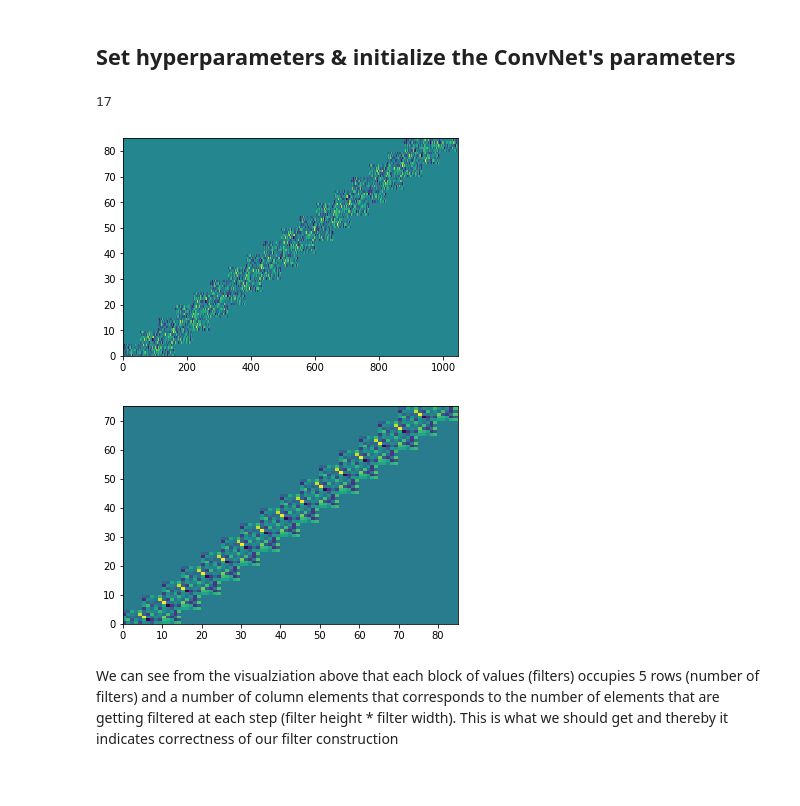
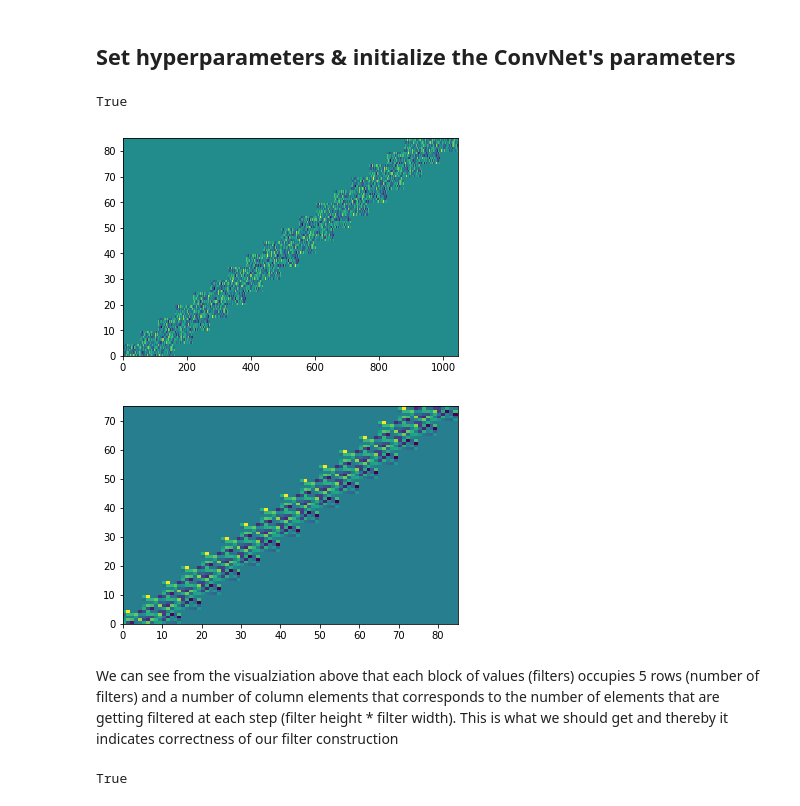
Before and after one commit to MathewStylianidis/DD2424-Deep-Learning, a Jupyter notebook: Lab3/Assignment_3.ipynb, the cells around one changed output. Drawn from its saved outputs; the diff is of its cells as text; code cells hidden in the pictures.

Commit message:
Construction of MF and MX matrices, tested

```diff
--- a/Lab3/Assignment_3.ipynb
+++ b/Lab3/Assignment_3.ipynb
@@ -88,7 +90,7 @@ class ConvNet:
             vectorized input.
         """
         nf = F.shape[2]
-        vec_filters = F.reshape(F.shape[0] * F.shape[1], nf).T
+        vec_filters = F.transpose(2,1,0).reshape(nf, F.shape[0] * F.shape[1])
         MF_matrix = np.zeros(((nlen - F.shape[1] + 1) * nf, nlen * F.shape[0]))
         cur_column = 0
         # For each time the filters are applied
@@ -98,9 +100,10 @@ class ConvNet:
             cur_column += 1
         return MF_matrix
 
-    def performLayerConvolutions(self, vec_input, height, width, filter_no):
+    def makeMXMatrix(self, vec_input, height, width, nf, nlen):
         """
-        Performs all convolutions at a given layer
+        Computes the input matrix used for the convolutions during the
+        back-propagation.
 
         Args:
             vec_input: Vectorized version of the input to the convolutional
@@ -108,9 +111,16 @@ class ConvNet:
             height: corresponding height of the filter
             width: corresponding width of the filter
             filter_no: number of filters to be applied
-
+            nlen: Number of columns in the input of that layer.
         Returns:
-            A (nlen -k + 1) * filter_no x k * filter_no * height with the
+            A (nlen - k + 1) * filter_no x k * filter_no * height with the
             results of the convolutions.
         """
-        pass
+        MX_Matrix = np.zeros(((nlen - width + 1) * nf, width * nf * height))
+        cur_column = 0
+        for i in range(nlen - width + 1):
+            # Define block diagonal matrix with the inputs to be used in this convolution on the diagonal
+            MX_Matrix[i * nf : i * nf + nf, :] = \
+                block_diag(*[vec_input[cur_column * height: cur_column * height + width * height] for j in range(nf)])
+            cur_column += 1
+        return MX_Matrix
@@ -239,21 +257,29 @@ filter_width_constants = [3, 3]
 K = len(class_dictionary)
 conv_net = ConvNet(n = filter_numbers , k = filter_width_constants, output_dim = K, \
                    input_dim = d, nlen = max_length, he_init = True)
-# %%
-print(conv_net.nlen_list[0])
-# %% [output]
-17
+# %%
+# Load variables for debugging
+dictionary = loadmat("Debugging_files/DebugInfo")
+x_input = dictionary['x_input'].reshape(1, -1)
+X_input = dictionary['X_input']
+F = dictionary['F']
+vecS = dictionary['vecS']
+MF_Matrix = conv_net.constructFilterMatrix(F, max_length)
+s = MF_Matrix.dot(x_input.reshape(-1, 1)).flatten()
+print(np.allclose(s, vecS.flatten()))
+# %% [output]
+True
 # %%
-mf_matrix = conv_net.constructFilterMatrix(conv_net.F[0], max_length)
-mf_matrix2 = conv_net.constructFilterMatrix(conv_net.F[1], conv_net.nlen_list[0])
+MF_Matrix = conv_net.constructFilterMatrix(conv_net.F[0], max_length)
+MF_Matrix2 = conv_net.constructFilterMatrix(conv_net.F[1], conv_net.nlen_list[0])
 # %%
 # Visualize the mf_matrix to confirm that it is block diagonal
-plt.pcolormesh(mf_matrix)
+plt.pcolormesh(MF_Matrix)
 plt.show()
-plt.pcolormesh(mf_matrix2)
+plt.pcolormesh(MF_Matrix2)
 plt.show()
 # %% [output]
-[figure, old version]
+[figure, new version]
-[figure, old version]
+[figure, new version]
 # %% [markdown]
 We can see from the visualziation above that each block of values (filters) occupies 5 rows (number of filters) and a number of column elements that corresponds to the number of elements that are getting filtered at each step (filter height * filter width). This is what we should get and thereby it indicates correctness of our filter construction
@@ -259,0 +288,7 @@ We can see from the visualziation above that each block of values (filters) occu
+# %%
+# Debugging for make MX and make MF functions (s1 and s2 should be equal)
+s1 = MX_Matrix.dot(conv_net.F[0].flatten('F').reshape(-1, 1))
+s2 = MF_Matrix.dot(X[:,17513].reshape(-1, 1))
+print(np.allclose(s1,s2))
+# %% [output]
+True
```
Also changed, not shown: parts of 3 cells of this notebook, 1 other file.
